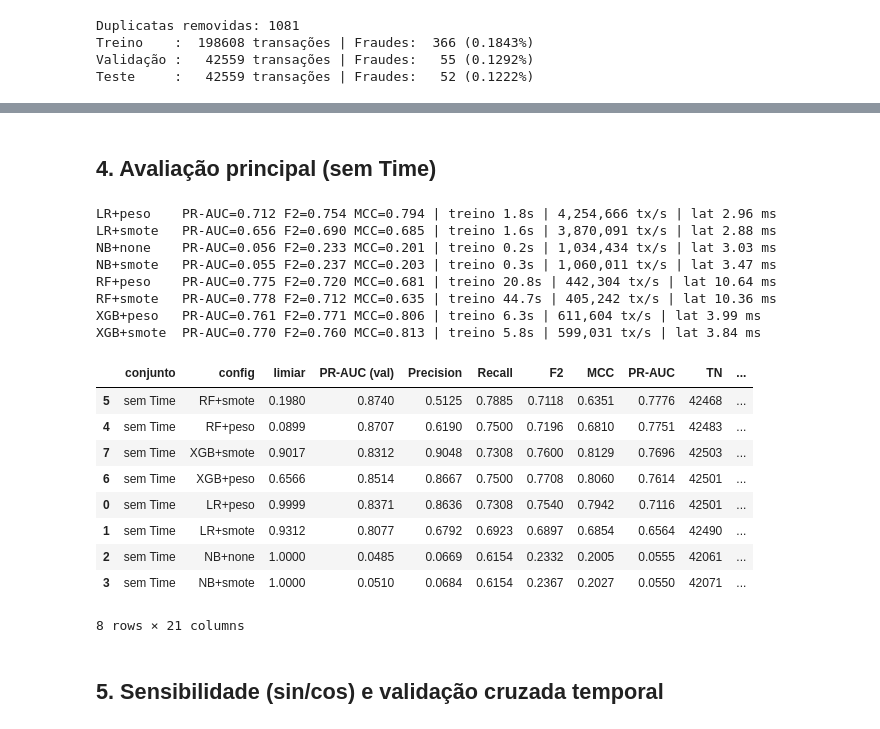
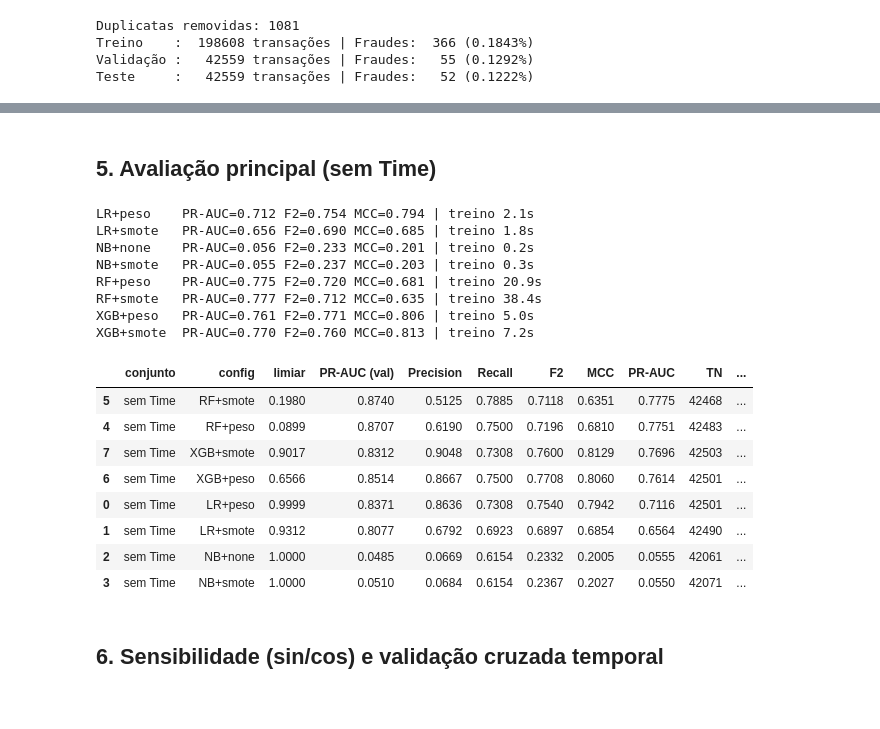
Before and after one commit to jsilva-source/fraud_detection_model, a Jupyter notebook: notebooks/deteccao_fraudes_split_temporal.ipynb, the cells around one changed output, grey strips where cells are left out. Cells and saved outputs as stored; diff of their text form; code cells hidden in the pictures.

```diff
--- a/notebooks/deteccao_fraudes_split_temporal.ipynb
+++ b/notebooks/deteccao_fraudes_split_temporal.ipynb
@@ -132,10 +178,6 @@ plot_eda(train_df, val_df, test_df)
 # %% [markdown]
-## 4. Avaliação principal (sem Time)
+## 5. Avaliação principal (sem Time)
 # %%
-from sklearn.compose import ColumnTransformer
-from sklearn.model_selection import TimeSeriesSplit
-from imblearn.pipeline import Pipeline as ImbPipeline
-
 FEATURES = [f"V{i}" for i in range(1, 29)] + ["Amount"]   # sem Time
 CONFIGS = [("LR", "peso"), ("LR", "smote"),
            ("NB", "none"), ("NB", "smote"),
@@ -198,69 +240,47 @@ def bootstrap_ic(y, s, thr, n_boot=500):
     lo, hi = np.percentile(np.array(vals), [2.5, 97.5], axis=0)
     return dict(zip(["PR-AUC", "F2", "MCC"], zip(lo, hi)))
 
-def medir_inferencia(pipe, X_te, n_lat=300, n_rep=3):
-    """Throughput (lote) e latência (transação unitária, n_jobs=1)."""
-    pipe.predict_proba(X_te.iloc[:1000])                      # aquecimento
-    tempos = []
-    for _ in range(n_rep):
-        t0 = time.perf_counter(); pipe.predict_proba(X_te)
-        tempos.append(time.perf_counter() - t0)
-    vazao = len(X_te) / np.median(tempos)
-
-    pipe.set_params(**{k: 1 for k in pipe.get_params() if k.endswith("n_jobs")})
-    amostra = X_te.sample(n_lat, random_state=RANDOM_STATE)
-    linhas = [amostra.iloc[[i]] for i in range(n_lat)]        # fora do cronômetro
-    for l in linhas[:20]:
-        pipe.predict_proba(l)
-    lat = []
-    for l in linhas:
-        t0 = time.perf_counter(); pipe.predict_proba(l)
-        lat.append((time.perf_counter() - t0) * 1000)
-    return vazao, np.median(lat), np.percentile(lat, 95), np.percentile(lat, 99)
-
 def avaliar(train, val, test, features, configs, rotulo="principal", n_boot=500):
     Xtr, ytr = train[features], train["Class"].values
     Xva, yva = val[features], val["Class"].values
     Xte, yte = test[features], test["Class"].values
     linhas = []
     for modelo, bal in configs:
         nome = f"{modelo}+{bal}"
         pipe = build_pipe(modelo, bal, features, ytr)
         t0 = time.perf_counter(); pipe.fit(Xtr, ytr); t_fit = time.perf_counter() - t0
 
         s_val = pipe.predict_proba(Xva)[:, 1]
         thr = melhor_limiar_f2(yva, s_val)                    # limiar fixado na validação
         s_te = pipe.predict_proba(Xte)[:, 1]
         m = metricas(yte, s_te, thr)
         ic = bootstrap_ic(yte, s_te, thr, n_boot)
-        vazao, l50, l95, l99 = medir_inferencia(pipe, Xte)
 
         linhas.append({"conjunto": rotulo, "config": nome, "limiar": thr,
                        "PR-AUC (val)": average_precision_score(yva, s_val),
                        **m,
                        "PR-AUC IC": f"[{ic['PR-AUC'][0]:.3f}, {ic['PR-AUC'][1]:.3f}]",
                        "F2 IC": f"[{ic['F2'][0]:.3f}, {ic['F2'][1]:.3f}]",
                        "MCC IC": f"[{ic['MCC'][0]:.3f}, {ic['MCC'][1]:.3f}]",
-                       "treino (s)": t_fit, "vazão (tx/s)": vazao,
-                       "lat. mediana (ms)": l50, "lat. p95 (ms)": l95, "lat. p99 (ms)": l99})
-        print(f"{nome:<10} PR-AUC={m['PR-AUC']:.3f} F2={m['F2']:.3f} MCC={m['MCC']:.3f} "
-              f"| treino {t_fit:.1f}s | {vazao:,.0f} tx/s | lat {l50:.2f} ms")
+                       "treino (s)": t_fit})
+        print(f"{nome:<10} PR-AUC={m['PR-AUC']:.3f} F2={m['F2']:.3f} "
+              f"MCC={m['MCC']:.3f} | treino {t_fit:.1f}s")
     return pd.DataFrame(linhas)
 
 res_main = avaliar(train_df, val_df, test_df, FEATURES, CONFIGS, "sem Time")
 res_main.to_csv("../results/resultados_principal.csv", index=False)
 res_main.sort_values("PR-AUC", ascending=False).round(4)
 # %% [output]
-LR+peso    PR-AUC=0.712 F2=0.754 MCC=0.794 | treino 1.8s | 4,254,666 tx/s | lat 2.96 ms
-LR+smote   PR-AUC=0.656 F2=0.690 MCC=0.685 | treino 1.6s | 3,870,091 tx/s | lat 2.88 ms
-NB+none    PR-AUC=0.056 F2=0.233 MCC=0.201 | treino 0.2s | 1,034,434 tx/s | lat 3.03 ms
-NB+smote   PR-AUC=0.055 F2=0.237 MCC=0.203 | treino 0.3s | 1,060,011 tx/s | lat 3.47 ms
-RF+peso    PR-AUC=0.775 F2=0.720 MCC=0.681 | treino 20.8s | 442,304 tx/s | lat 10.64 ms
-RF+smote   PR-AUC=0.778 F2=0.712 MCC=0.635 | treino 44.7s | 405,242 tx/s | lat 10.36 ms
-XGB+peso   PR-AUC=0.761 F2=0.771 MCC=0.806 | treino 6.3s | 611,604 tx/s | lat 3.99 ms
-XGB+smote  PR-AUC=0.770 F2=0.760 MCC=0.813 | treino 5.8s | 599,031 tx/s | lat 3.84 ms
+LR+peso    PR-AUC=0.712 F2=0.754 MCC=0.794 | treino 2.1s
+LR+smote   PR-AUC=0.656 F2=0.690 MCC=0.685 | treino 1.8s
+NB+none    PR-AUC=0.056 F2=0.233 MCC=0.201 | treino 0.2s
+NB+smote   PR-AUC=0.055 F2=0.237 MCC=0.203 | treino 0.3s
+RF+peso    PR-AUC=0.775 F2=0.720 MCC=0.681 | treino 20.9s
+RF+smote   PR-AUC=0.777 F2=0.712 MCC=0.635 | treino 38.4s
+XGB+peso   PR-AUC=0.761 F2=0.771 MCC=0.806 | treino 5.0s
+XGB+smote  PR-AUC=0.770 F2=0.760 MCC=0.813 | treino 7.2s
 |  | conjunto | config | limiar | PR-AUC (val) | Precision | Recall | F2 | MCC | PR-AUC | TN | ... |
-| 5 | sem Time | RF+smote | 0.1980 | 0.8740 | 0.5125 | 0.7885 | 0.7118 | 0.6351 | 0.7776 | 42468 | ... |
+| 5 | sem Time | RF+smote | 0.1980 | 0.8740 | 0.5125 | 0.7885 | 0.7118 | 0.6351 | 0.7775 | 42468 | ... |
 | 4 | sem Time | RF+peso | 0.0899 | 0.8707 | 0.6190 | 0.7500 | 0.7196 | 0.6810 | 0.7751 | 42483 | ... |
 | 7 | sem Time | XGB+smote | 0.9017 | 0.8312 | 0.9048 | 0.7308 | 0.7600 | 0.8129 | 0.7696 | 42503 | ... |
 | 6 | sem Time | XGB+peso | 0.6566 | 0.8514 | 0.8667 | 0.7500 | 0.7708 | 0.8060 | 0.7614 | 42501 | ... |
@@ -268,9 +288,8 @@ XGB+smote  PR-AUC=0.770 F2=0.760 MCC=0.813 | treino 5.8s | 599,031 tx/s | lat 3.
 | 1 | sem Time | LR+smote | 0.9312 | 0.8077 | 0.6792 | 0.6923 | 0.6897 | 0.6854 | 0.6564 | 42490 | ... |
 | 2 | sem Time | NB+none | 1.0000 | 0.0485 | 0.0669 | 0.6154 | 0.2332 | 0.2005 | 0.0555 | 42061 | ... |
 | 3 | sem Time | NB+smote | 1.0000 | 0.0510 | 0.0684 | 0.6154 | 0.2367 | 0.2027 | 0.0550 | 42071 | ... |
-8 rows × 21 columns
 # %% [markdown]
-## 5. Sensibilidade (sin/cos) e validação cruzada temporal
+## 6. Sensibilidade (sin/cos) e validação cruzada temporal
 # %%
 # --- Sensibilidade: ciclo diário (hora do dia) ---
 def add_ciclo(d):
```
Also changed, not shown: parts of 19 cells of this notebook, 16 other files.
